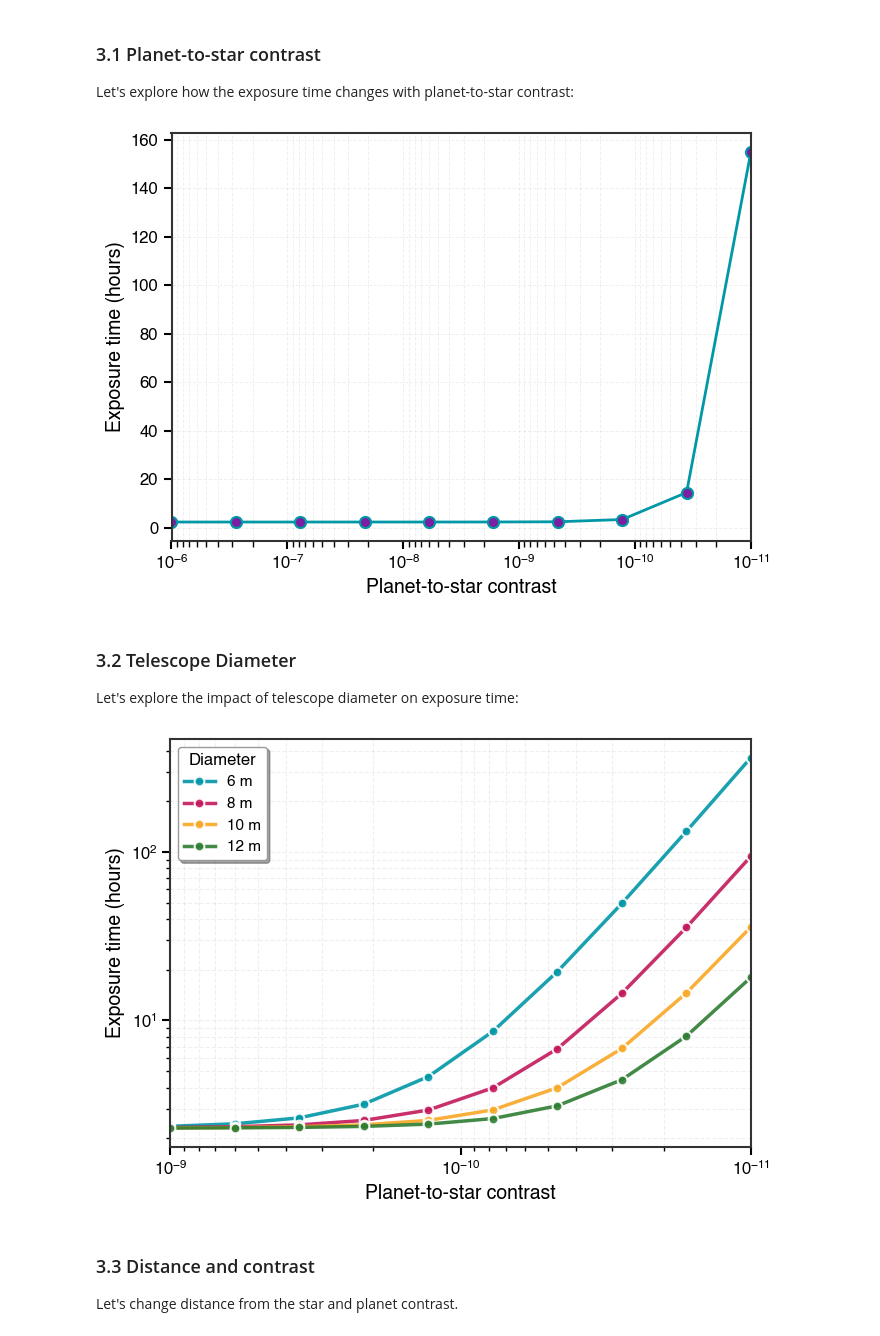
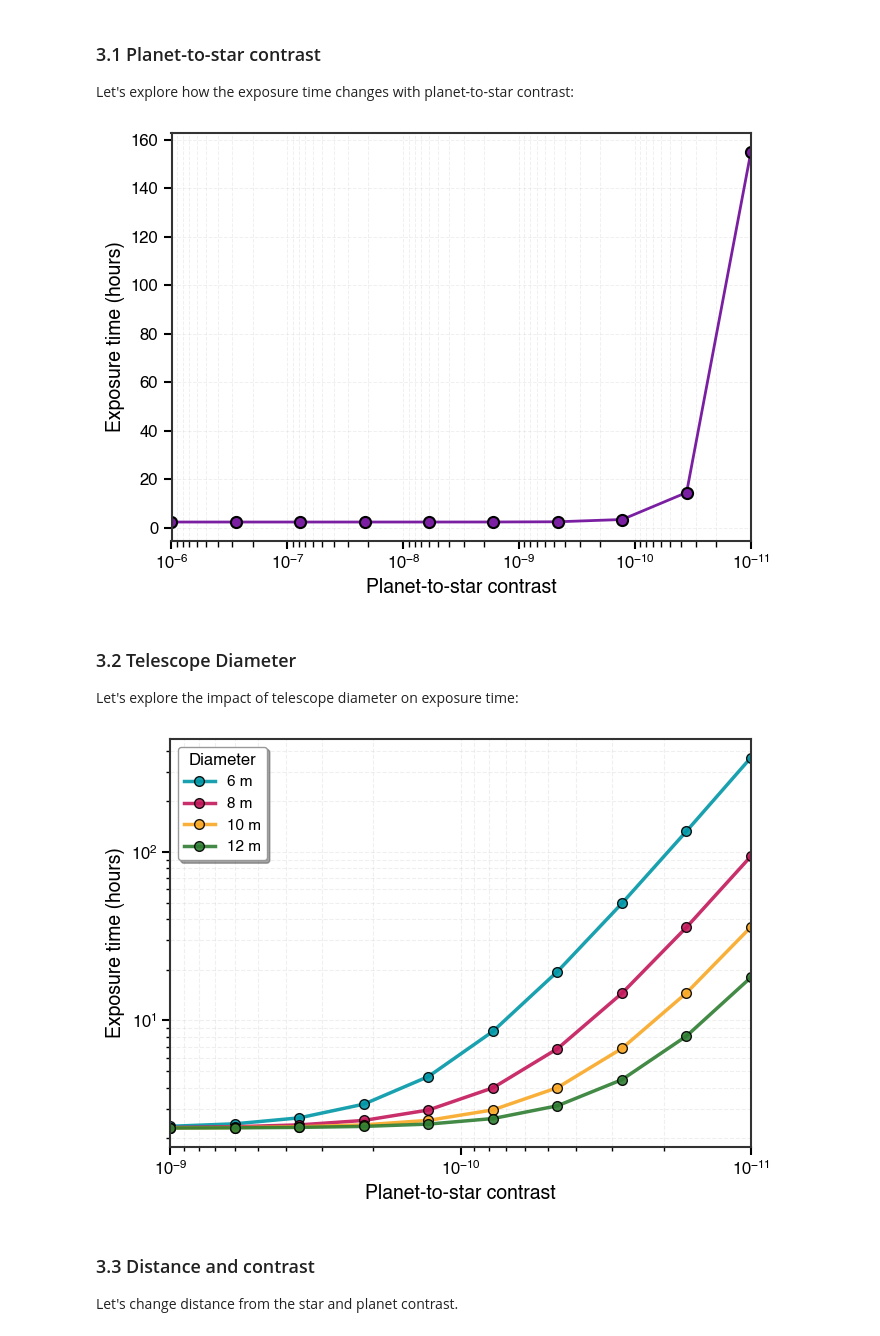
Before and after one commit to HWO-Project/pyEDITH, a Jupyter notebook: tutorials/imaging_tutorial.ipynb, the cells around one changed output. Cells and saved outputs as stored; diff of their text form; code cells hidden in the pictures.

```diff
--- a/tutorials/imaging_tutorial.ipynb
+++ b/tutorials/imaging_tutorial.ipynb
@@ -254,36 +254,36 @@ Let's explore how the exposure time changes with planet-to-star contrast:
 contrasts = np.logspace(-6, -11, 10)
 exposure_times = []
 
 
 for contrast in contrasts:
     params = imaging_params.copy()
     params['Fp/Fs'] = contrast
     # make the parameters be the shape that the code desires
     parsed_parameters= parse_input.parse_parameters(params)
     texp, validation_output = calculate_texp(parsed_parameters)
     exposure_times.append(texp.to(u.hr).value)
 
 
 # Make plot
 fig, ax1 = plt.subplots()
 ax1.semilogx(contrasts, exposure_times, marker='o', markersize=8, linewidth=2,
-             color=colors.cyan, markerfacecolor=colors.purple, markeredgewidth=1.5,
-             markeredgecolor=colors.cyan)
+             color=colors.purple, markerfacecolor=colors.purple, markeredgewidth=1.5,
+             markeredgecolor='black')
 ax1.set_xlim([1e-6,1e-11])
 ax1.set_xlabel('Planet-to-star contrast', fontsize=14, fontweight='bold')
 ax1.set_ylabel('Exposure time (hours)', fontsize=14, fontweight='bold')
 ax1.tick_params(axis='both', which='major', labelsize=12, width=1.5, length=6)
 ax1.tick_params(axis='both', which='minor', width=1, length=4)
 ax1.grid(True, which='both', alpha=0.3, linestyle='--', linewidth=0.7)
 
 for spine in ax1.spines.values():
     spine.set_visible(True)
     spine.set_linewidth(1.5)
 
 plt.tight_layout()
 plt.show()
 # %% [output]
-[figure, old version]
+[figure, new version]
 # %% [markdown]
 ### 3.2 Telescope Diameter
 
@@ -306,7 +306,7 @@ for idx, diam in enumerate([6,8,10,12]):
 
     plt.loglog(contrasts, exposure_times, marker='o', label=f'{diam} m',
                markersize=7, linewidth=2.5, color=colors[idx],
-               markeredgewidth=1.5, markeredgecolor='white', alpha=0.9)
+               markeredgewidth=1, markeredgecolor='black', alpha=0.9)
 
 plt.xlabel('Planet-to-star contrast', fontsize=14, fontweight='bold')
 plt.ylabel('Exposure time (hours)', fontsize=14, fontweight='bold')
@@ -325,7 +325,7 @@ for spine in ax.spines.values():
 plt.tight_layout()
 plt.show()
 # %% [output]
-[figure, old version]
+[figure, new version]
 # %% [markdown]
 ### 3.3 Distance and contrast
 Let's change distance from the star and planet contrast.
```
Also changed, not shown: parts of 10 cells of this notebook, 10 other files.
